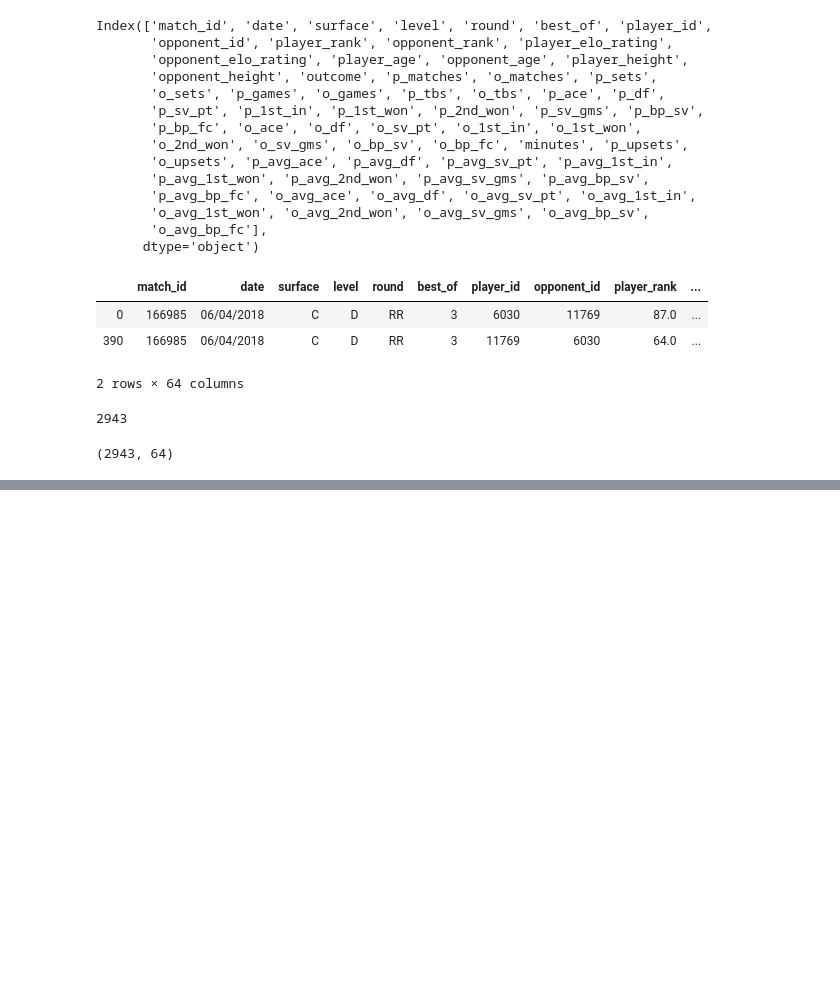
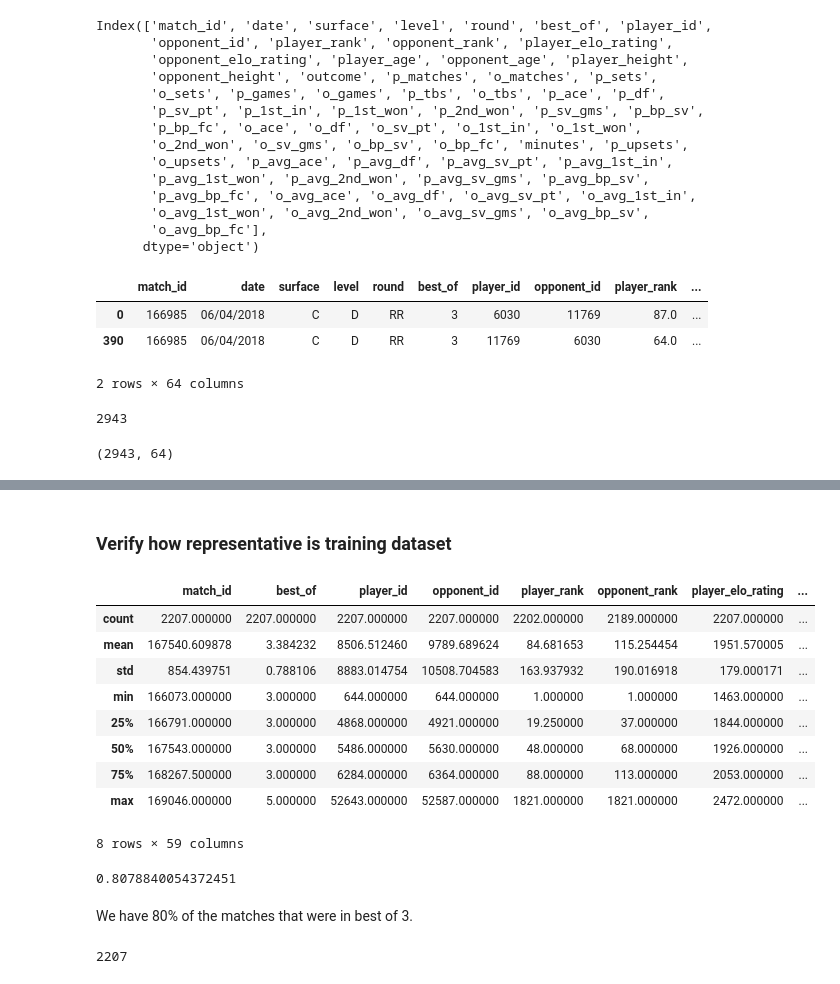
Before and after one commit to Thrynk/Tennis-prediction, a Jupyter notebook: Tennis.ipynb, the cells around one changed output, grey strips where cells are left out. Cells and saved outputs as stored; diff of their text form; code cells hidden in the pictures; blank space fills up the shorter version.

```diff
--- a/Tennis.ipynb
+++ b/Tennis.ipynb
@@ -95,0 +113,3 @@ tennis_non_duplicates.shape
+# %%
+train_df = pd.read_csv('2018 matches/tennis_matches_stats_train.csv')
+test_df = pd.read_csv('2018 matches/tennis_matches_stats_test.csv')
@@ -95,0 +188,25 @@ tennis_non_duplicates.shape
+# %% [markdown]
+### Verify how representative is training dataset
+# %%
+train_df.describe()
+# %% [output]
+|  | match_id | best_of | player_id | opponent_id | player_rank | opponent_rank | player_elo_rating | ... |
+| count | 2207.000000 | 2207.000000 | 2207.000000 | 2207.000000 | 2202.000000 | 2189.000000 | 2207.000000 | ... |
+| mean | 167540.609878 | 3.384232 | 8506.512460 | 9789.689624 | 84.681653 | 115.254454 | 1951.570005 | ... |
+| std | 854.439751 | 0.788106 | 8883.014754 | 10508.704583 | 163.937932 | 190.016918 | 179.000171 | ... |
+| min | 166073.000000 | 3.000000 | 644.000000 | 644.000000 | 1.000000 | 1.000000 | 1463.000000 | ... |
+| 25% | 166791.000000 | 3.000000 | 4868.000000 | 4921.000000 | 19.250000 | 37.000000 | 1844.000000 | ... |
+| 50% | 167543.000000 | 3.000000 | 5486.000000 | 5630.000000 | 48.000000 | 68.000000 | 1926.000000 | ... |
+| 75% | 168267.500000 | 3.000000 | 6284.000000 | 6364.000000 | 88.000000 | 113.000000 | 2053.000000 | ... |
+| max | 169046.000000 | 5.000000 | 52643.000000 | 52587.000000 | 1821.000000 | 1821.000000 | 2472.000000 | ... |
+8 rows × 59 columns
+# %%
+train_df[train_df['best_of']==3]['match_id'].count() / (train_df['match_id'].count())
+# %% [output]
+0.8078840054372451
+# %% [markdown]
+We have 80% of the matches that were in best of 3.
+# %%
+train_df['match_id'].count()
+# %% [output]
+2207
```
Also changed, not shown: parts of 20 cells of this notebook, 2 other files.
